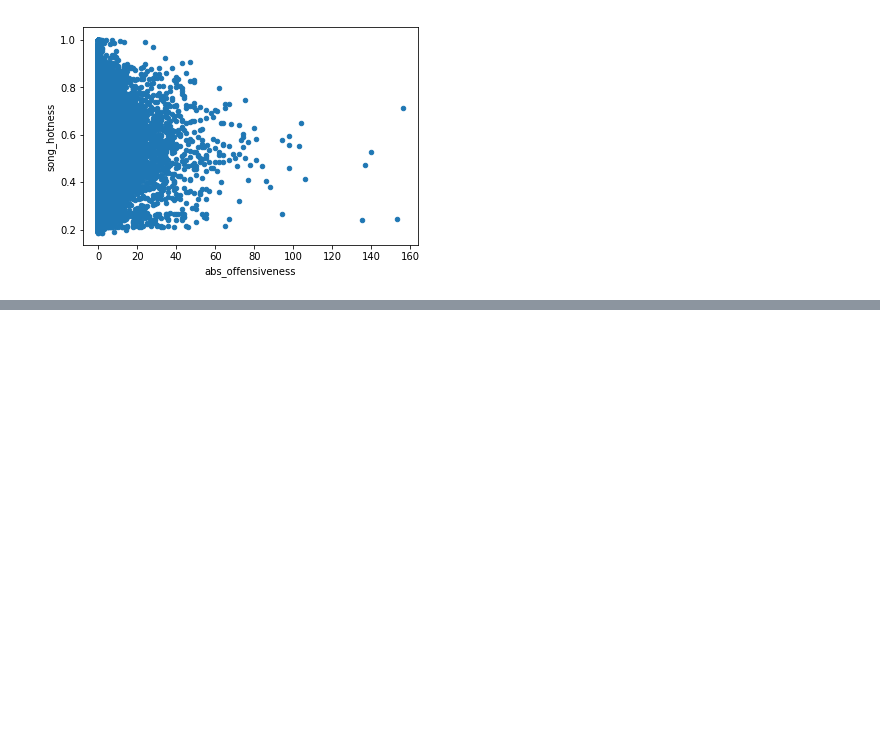
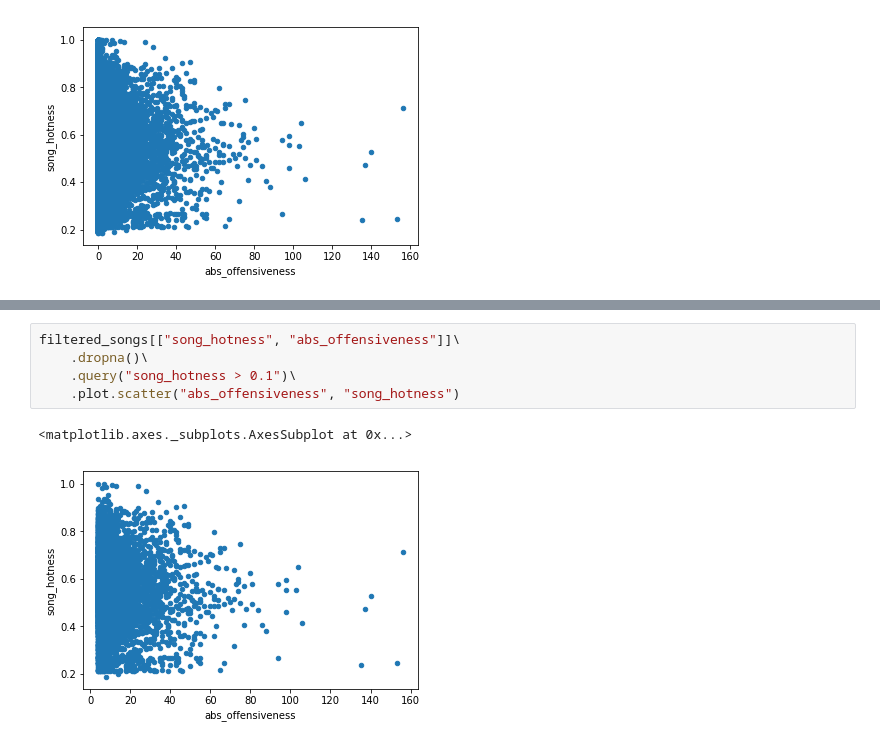
Before and after one commit to Victor-Palacios/epfl_ada, a Jupyter notebook: Project/main_lars.ipynb, the cells around one changed output, grey strips where cells are left out. Saved outputs shown, nothing was run; the diff lists cells and outputs as text; blank space fills up the shorter version.

```diff
--- a/Project/main_lars.ipynb
+++ b/Project/main_lars.ipynb
@@ -325,0 +332,8 @@ offensiveness_counts_very_recent.corr()
+# %%
+filtered_songs[["song_hotness", "abs_offensiveness"]]\
+    .dropna()\
+    .query("song_hotness > 0.1")\
+    .plot.scatter("abs_offensiveness", "song_hotness")
+# %% [output]
+<matplotlib.axes._subplots.AxesSubplot at 0x...>
+[figure, added]
```
Also changed, not shown: parts of 26 cells of this notebook.
